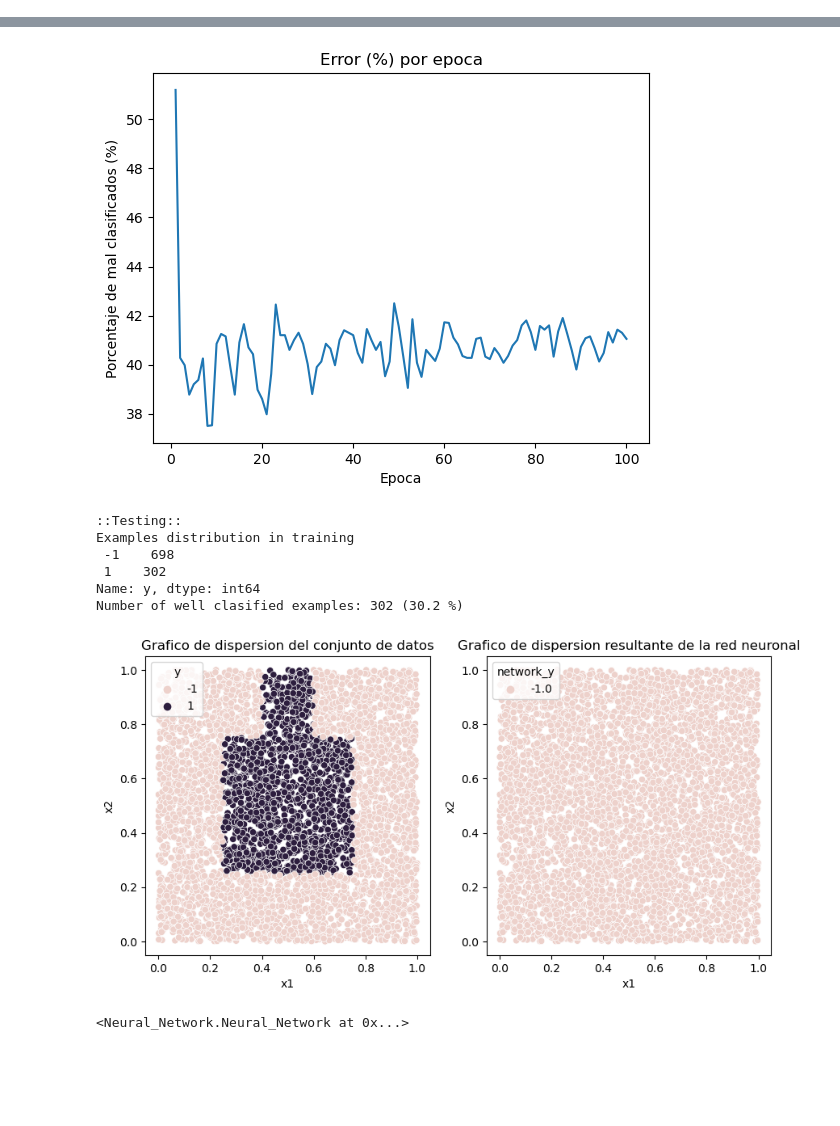
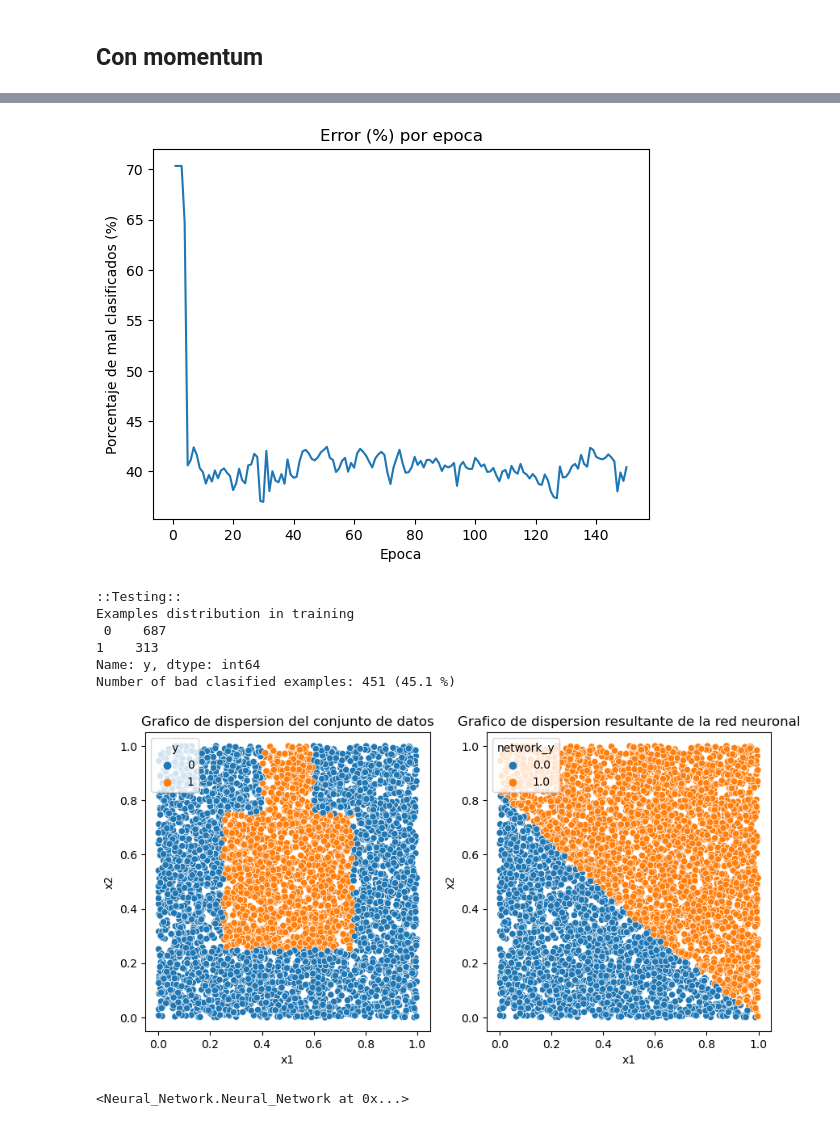
Before and after one commit to danielrobapaz/Redes_neuronales, a Jupyter notebook: Tarea_3/testing.ipynb, the cells around one changed output, grey strips where cells are left out. Saved outputs shown, nothing was run; the diff lists cells and outputs as text; code cells hidden in the pictures; blank space fills up the shorter version.

```diff
--- a/Tarea_3/testing.ipynb
+++ b/Tarea_3/testing.ipynb
@@ -5,6 +4,5 @@ from Boosting import Boosting
 # %%
 lego = pd.read_csv('datasets/lego.csv')
-lego['y'] = lego['y'].apply(lambda y: y if y == 1 else -1)
 # %%
 lego['y'].value_counts(normalize=True)
 # %% [output]
@@ -13,7 +11,10 @@ lego['y'].value_counts(normalize=True)
 Name: y, dtype: float64
+# %% [markdown]
+## Con momentum
 # %%
-Neural_Network(data = lego,
+Neural_Network(data=lego,
                number_of_neurons_hidden_layers=15,
-               momentum=0.7,
-               max_epoch=100)
+               learning_rate=0.01,
+               momentum=0.3,
+               max_epoch=150)
 # %% [output]
@@ -31,9 +35,9 @@ with 41% of error
-[figure, old version]
+[figure, new version]
 ::Testing::
 Examples distribution in training
- -1    698
- 1    302
+ 0    687
+1    313
 Name: y, dtype: int64
-Number of well clasified examples: 302 (30.2 %)
+Number of bad clasified examples: 451 (45.1 %)
-[figure, old version]
+[figure, new version]
 <Neural_Network.Neural_Network at 0x...>
```
Also changed, not shown: parts of 4 cells of this notebook, 29 other files.
